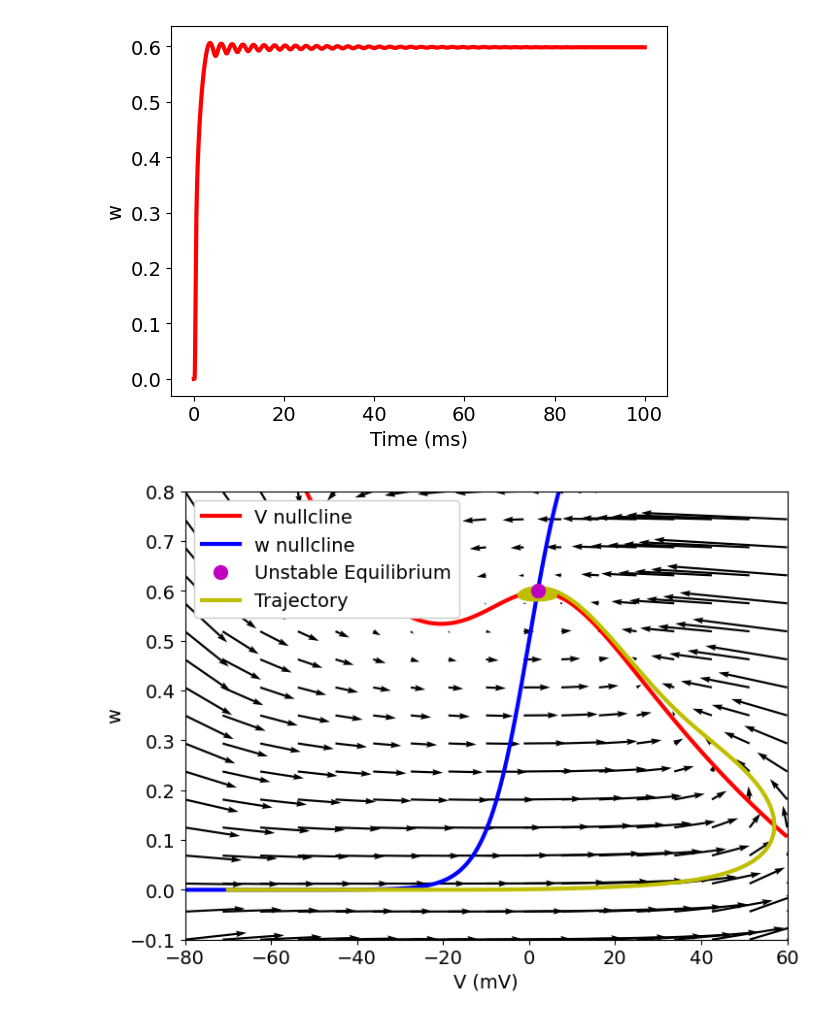
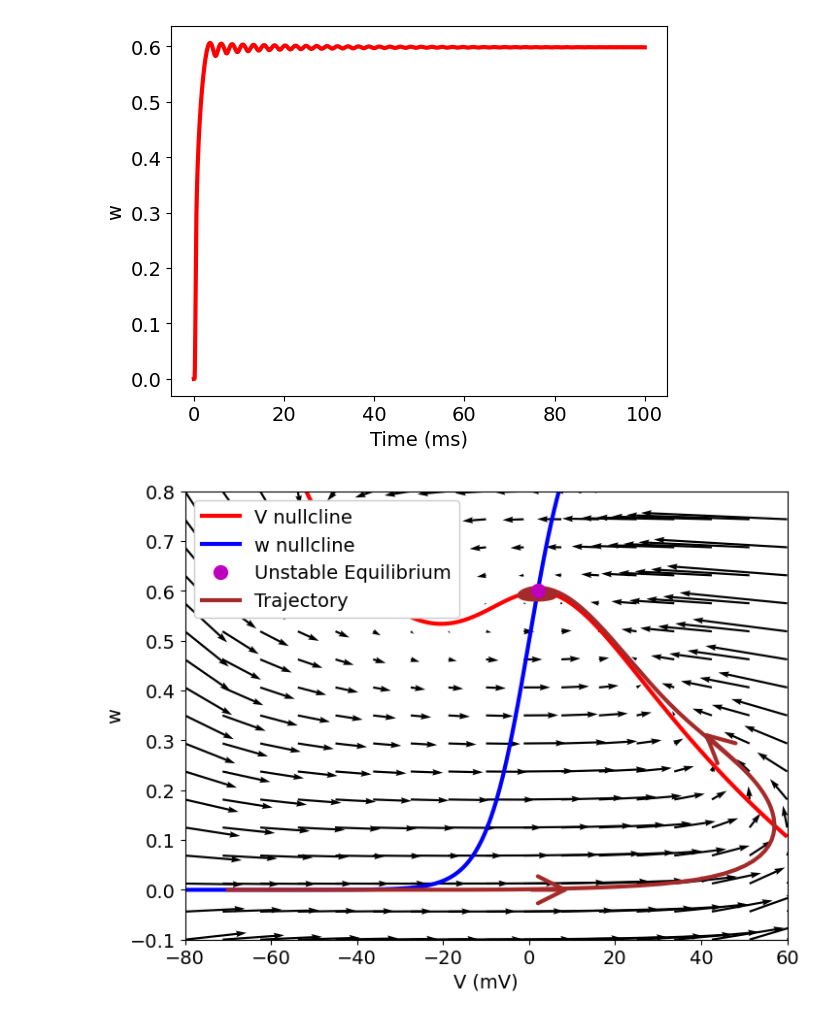
Before and after one commit to sstanbridge09/biologyCoursework, a Jupyter notebook: phasePortraits.ipynb, the cells around one changed output. Saved outputs shown, nothing was run; the diff lists cells and outputs as text; code cells hidden in the pictures.

```diff
--- a/phasePortraits.ipynb
+++ b/phasePortraits.ipynb
@@ -361,36 +429,40 @@ def hodgkinHuxley(t, x, p):
 ode_rhs = np.array([hodgkinHuxley(0, coord, par) for coord in coords])
 ode_rhsPlane = np.array([hodgkinHuxley(0, coord, par) for coord in coordsPlane])
 
 v_dot = ode_rhs[:, 0].reshape(xx.shape)
 w_dot = ode_rhs[:, 1].reshape(xx.shape)
 
 v_dotPlane = ode_rhsPlane[:, 0].reshape(xxPlane.shape)
 w_dotPlane = ode_rhsPlane[:, 1].reshape(xxPlane.shape)
 
 
 plt.figure(figsize=(8, 6))
 v_contour = plt.contour(xx, yy, v_dot, levels=[0], colors='r')  # Red for V nullcline
 w_contour = plt.contour(xx, yy, w_dot, levels=[0], colors='b')
 v_handle = plt.Line2D([0], [0], color='r', label='V nullcline')
 w_handle = plt.Line2D([0], [0], color='b', label='w nullcline')
 
 # Create handles for the equilibrium points
 unstable_eq_handle = plt.Line2D([0], [0], marker='o', color='m', label='Unstable Equilibrium', markersize=10, linestyle='')
-trajectory = plt.Line2D([0], [0],color = 'y',label = 'Trajectory')
+trajectory = plt.Line2D([0], [0],color = 'brown',label = 'Trajectory')
 # Create the legend
 plt.quiver(xxPlane, yyPlane, v_dotPlane, w_dotPlane, angles='xy', scale_units='xy', scale=30, color='k')
-plt.plot(V_values,w_values,'y',label = 'Trajectory')
+plt.plot(V_values,w_values,'brown',label = 'Trajectory')
 plt.plot(2, 0.6, 'mo', label='Stable Equilibrium', markersize=10)
 
 plt.xlabel('V (mV)')
 plt.ylabel('w')
+plt.annotate("", xy=(10, 0), xytext=(0, 0.),
+             arrowprops=dict(arrowstyle="->", color='brown', linewidth=3),size=50)
+plt.annotate("", xy=(40, 0.32), xytext=(49, 0.25),
+             arrowprops=dict(arrowstyle="->", color='brown', linewidth=3),size=50)
 
 # Include all handles in the legend
 plt.legend(handles=[v_handle, w_handle, unstable_eq_handle, trajectory], loc="best",framealpha=1.0)
 
 plt.show()
 # %% [output]
-[figure, old version]
+[figure, new version]
 # %%
 par = np.array([
     2,      # C
```
Also changed, not shown: parts of 7 cells of this notebook, 3 other files.
